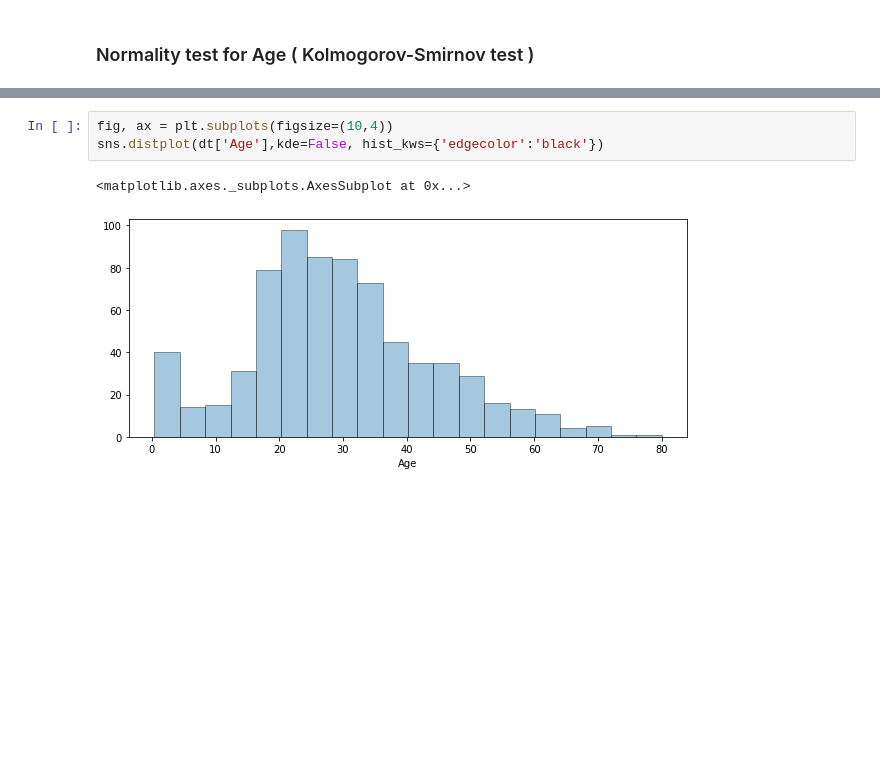
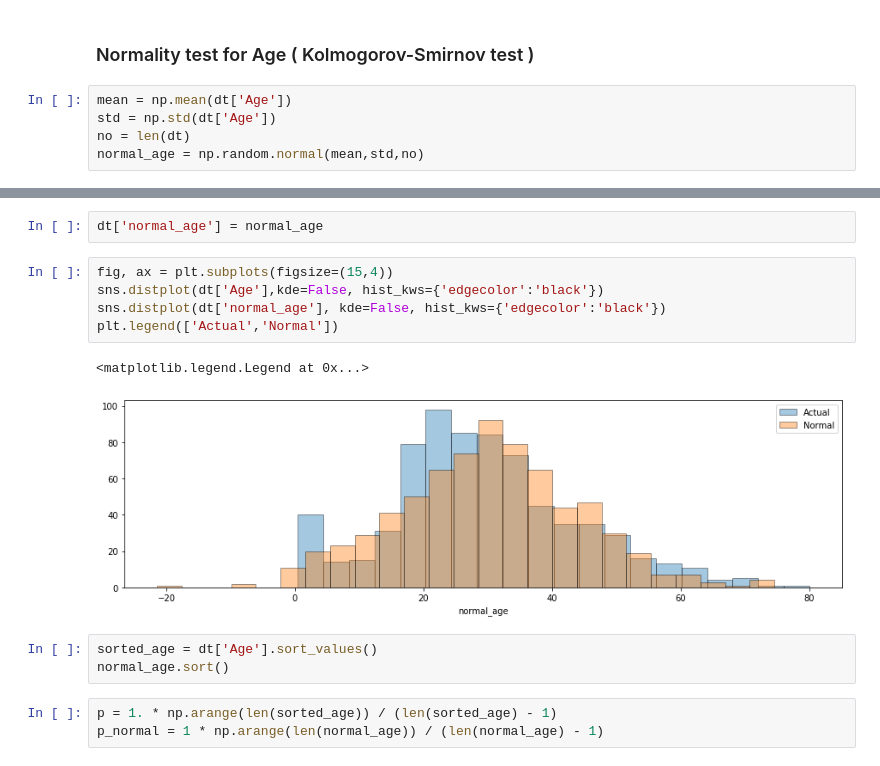
Before and after one commit to sehan10/Normality-test, a Jupyter notebook: Normality test.ipynb, the cells around one changed output, grey strips where cells are left out. Drawn from its saved outputs; the diff is of its cells as text; blank space fills up the shorter version.

```diff
--- a/Normality test.ipynb
+++ b/Normality test.ipynb
@@ -23,4 +40,9 @@ sns.distplot(dt['Age'],kde=False, hist_kws={'edgecolor':'black'})
 [figure]
 # %% [markdown]
 ### Normality test for Age ( Kolmogorov-Smirnov test )
+# %%
+mean = np.mean(dt['Age'])
+std = np.std(dt['Age'])
+no = len(dt)
+normal_age = np.random.normal(mean,std,no)
 # %%
@@ -32,6 +54,16 @@ D-statistic: 0.9650366565902186 P-value: 0.0
+# %%
+dt['normal_age'] = normal_age
 # %%
-fig, ax = plt.subplots(figsize=(10,4))
+fig, ax = plt.subplots(figsize=(15,4))
 sns.distplot(dt['Age'],kde=False, hist_kws={'edgecolor':'black'})
+sns.distplot(dt['normal_age'], kde=False, hist_kws={'edgecolor':'black'})
+plt.legend(['Actual','Normal'])
 # %% [output]
-<matplotlib.axes._subplots.AxesSubplot at 0x...>
+<matplotlib.legend.Legend at 0x...>
-[figure, old version]
+[figure, new version]
+# %%
+sorted_age = dt['Age'].sort_values()
+normal_age.sort()
+# %%
+p = 1. * np.arange(len(sorted_age)) / (len(sorted_age) - 1)
+p_normal = 1 * np.arange(len(normal_age)) / (len(normal_age) - 1)
```
Also changed, not shown: parts of 15 cells of this notebook, 1 other file.
